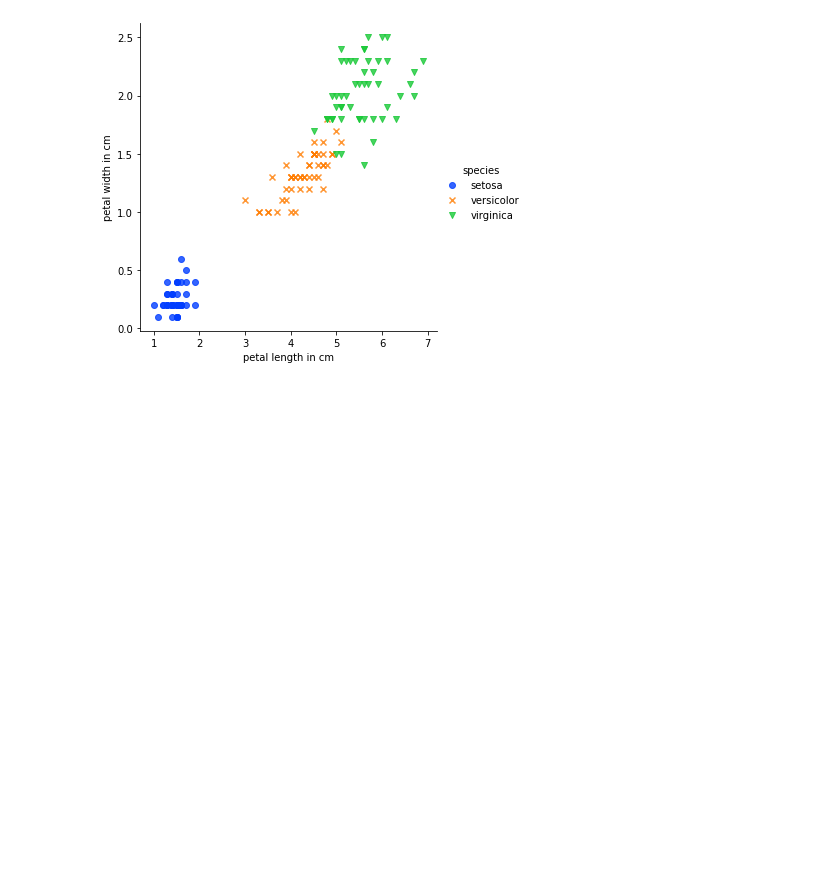
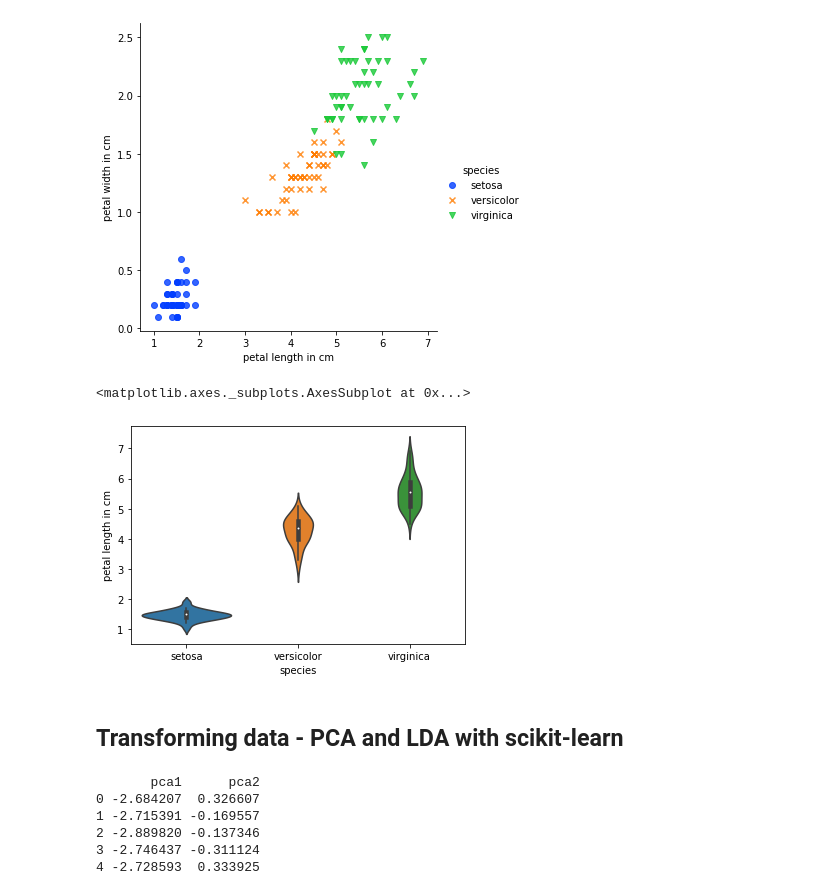
Before and after one commit to kemaladamr/python_data_mining, a Jupyter notebook: BasicTerminology_and_End_to_endExample.ipynb, the cells around one changed output. Saved outputs shown, nothing was run; the diff lists cells and outputs as text; code cells hidden in the pictures; blank space fills up the shorter version.

```diff
--- a/BasicTerminology_and_End_to_endExample.ipynb
+++ b/BasicTerminology_and_End_to_endExample.ipynb
@@ -52,3 +52,10 @@ sns.lmplot(x='petal length in cm', y='petal width in cm',
 # %% [output]
 <seaborn.axisgrid.FacetGrid at 0x...>
 [figure]
+# %%
+sns.violinplot(x='species', y='petal length in cm', data=df)
+# %% [output]
+<matplotlib.axes._subplots.AxesSubplot at 0x...>
+[figure, added]
+# %% [markdown]
+## Transforming data - PCA and LDA with scikit-learn
@@ -54,0 +70,10 @@ sns.lmplot(x='petal length in cm', y='petal width in cm',
+# %%
+df_pca = pd.DataFrame(data=out_pca, columns = ['pca1', 'pca2'])
+print(df_pca.head())
+# %% [output]
+       pca1      pca2
+0 -2.684207  0.326607
+1 -2.715391 -0.169557
+2 -2.889820 -0.137346
+3 -2.746437 -0.311124
+4 -2.728593  0.333925
```
Also changed, not shown: parts of 18 cells of this notebook.
